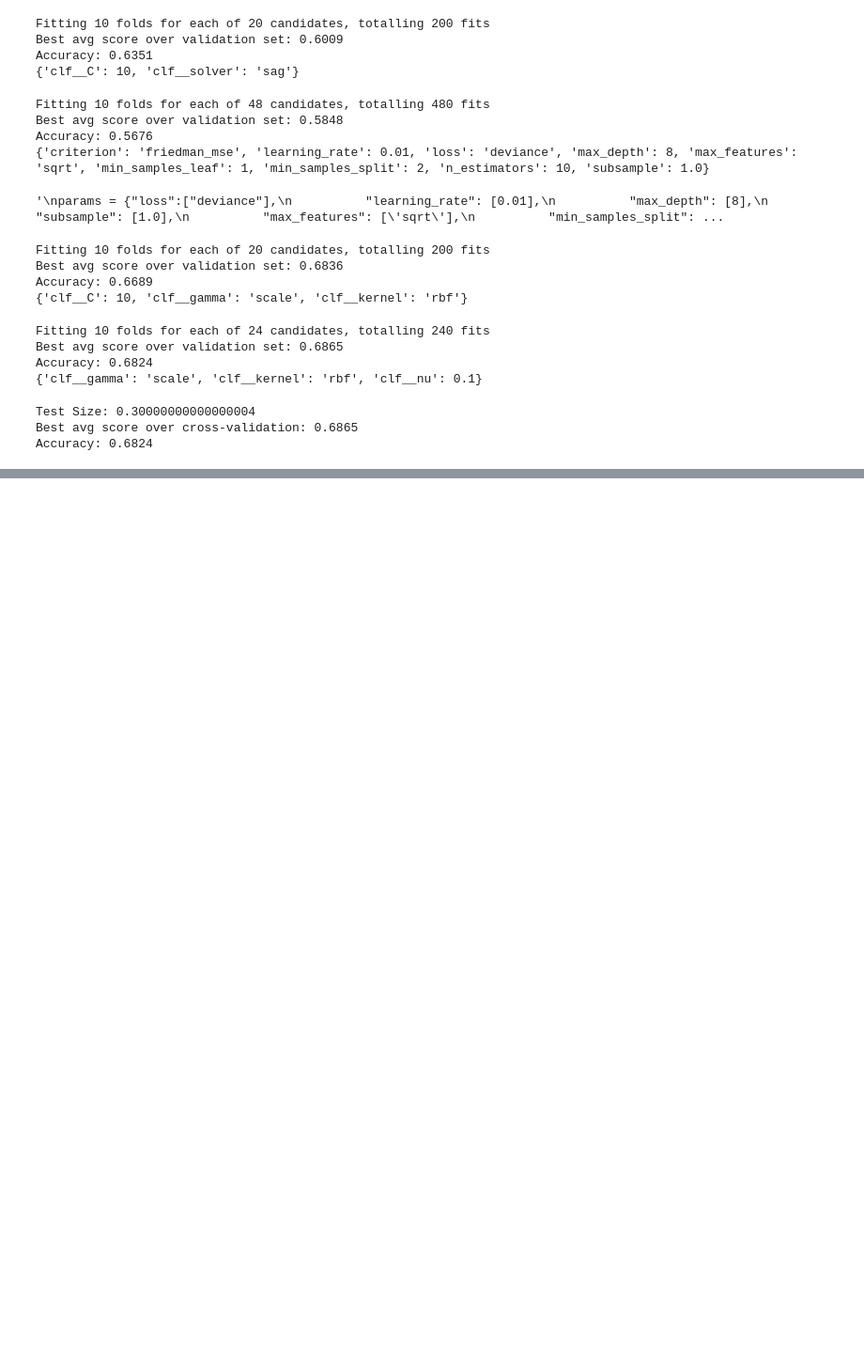
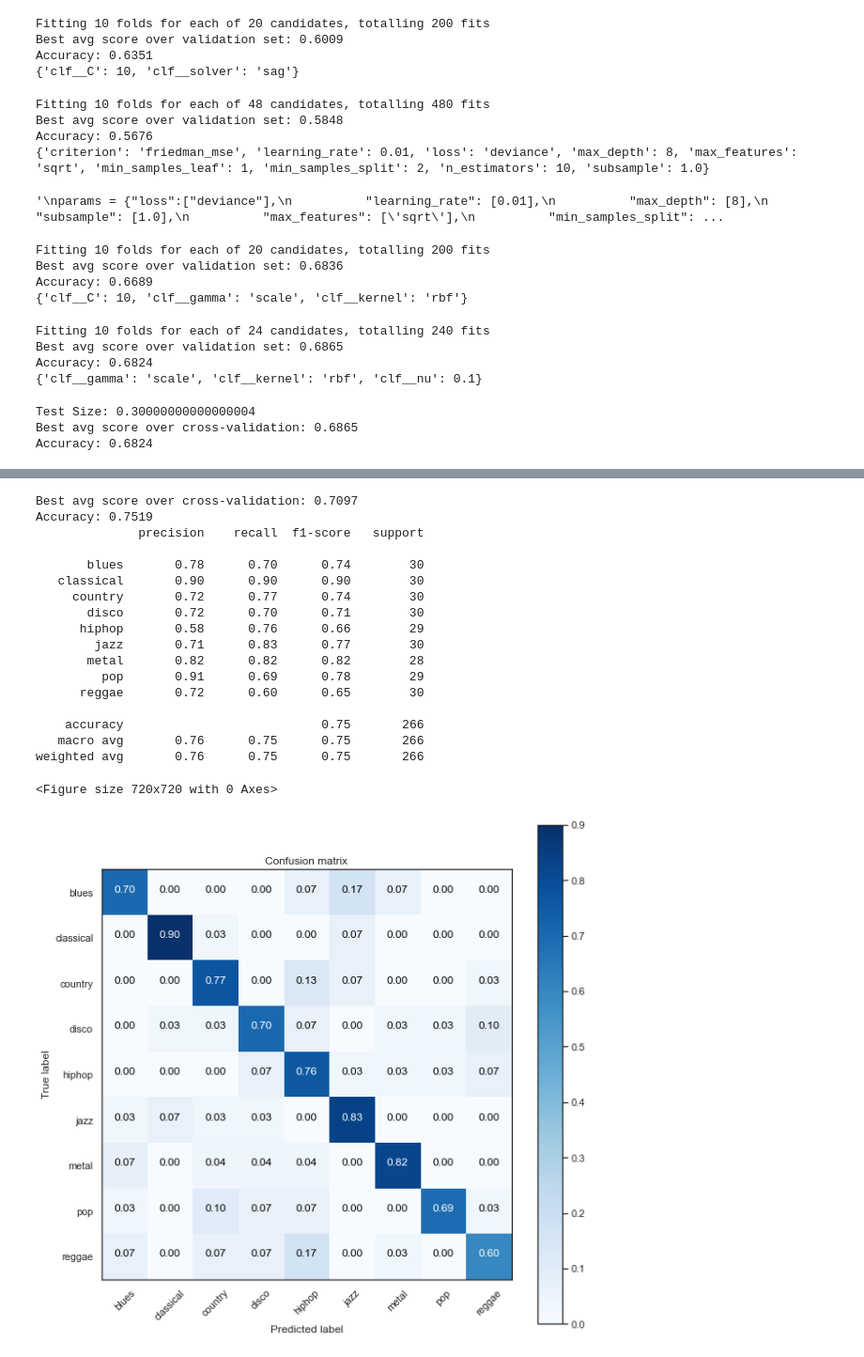
Before and after one commit to ValeGian/MusicClassifier, a Jupyter notebook: GTZAN_EDA_and_Model.ipynb, the cells around one changed output, grey strips where cells are left out. Shown at 94% size. Drawn from its saved outputs; the diff is of its cells as text; code cells hidden in the pictures; blank space fills up the shorter version.

Commit message:
Final tuning + genre selection

```diff
--- a/GTZAN_EDA_and_Model.ipynb
+++ b/GTZAN_EDA_and_Model.ipynb
@@ -483,0 +510,49 @@ Accuracy: 0.6824
+# %%
+# ~[rock] - 0.7097 [AVG] - 0.7519 [ACC]
+
+classes_to_be_removed = le.transform(['rock'])
+class_red_df = red_df.loc[~red_df['genre'].isin(classes_to_be_removed)]
+
+X, y = dt.extract_features_and_label(class_red_df)
+X_train, X_test, y_train, y_test = train_test_split(X, y, test_size=0.3, stratify=y, random_state=random_state)
+
+params = {"clf__nu": [0.1],
+          "clf__kernel": ['rbf'],
+          "clf__gamma": ['scale'],
+}
+pipe = Pipeline([
+  ('scale', StandardScaler()),
+  ('clf', NuSVC())
+])
+grid = GridSearchCV(pipe, params, scoring='accuracy', n_jobs=-1, cv=cv)
+grid.fit(X_train, y_train)
+preds = grid.predict(X_test)
+print('Best avg score over cross-validation: %.4f' % grid.best_score_)
+print('Accuracy: %.4f' % accuracy_score(y_test, preds))
+
+cm = confusion_matrix(y_test, preds)
+classes = np.unique(le.inverse_transform(y_test))
+plt.figure(figsize=(10,10))
+vl.plot_confusion_matrix(cm, classes, normalize=True)
+
+print(classification_report(y_test, preds, target_names=classes))
+# %% [output]
+Best avg score over cross-validation: 0.7097
+Accuracy: 0.7519
+              precision    recall  f1-score   support
+
+       blues       0.78      0.70      0.74        30
+   classical       0.90      0.90      0.90        30
+     country       0.72      0.77      0.74        30
+       disco       0.72      0.70      0.71        30
+      hiphop       0.58      0.76      0.66        29
+        jazz       0.71      0.83      0.77        30
+       metal       0.82      0.82      0.82        28
+         pop       0.91      0.69      0.78        29
+      reggae       0.72      0.60      0.65        30
+
+    accuracy                           0.75       266
+   macro avg       0.76      0.75      0.75       266
+weighted avg       0.76      0.75      0.75       266
+<Figure size 720x720 with 0 Axes>
+[figure, added]
```
Also changed, not shown: parts of 6 cells of this notebook.
